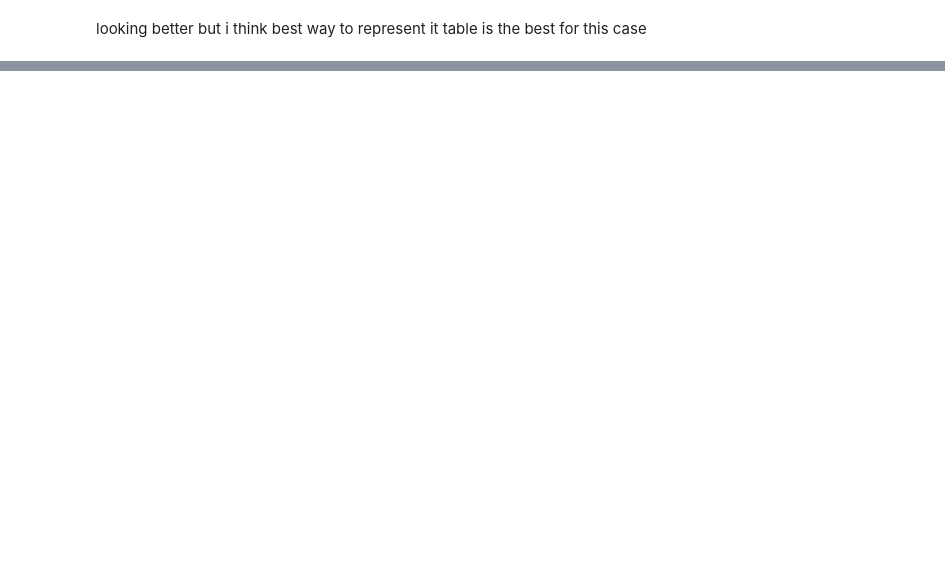
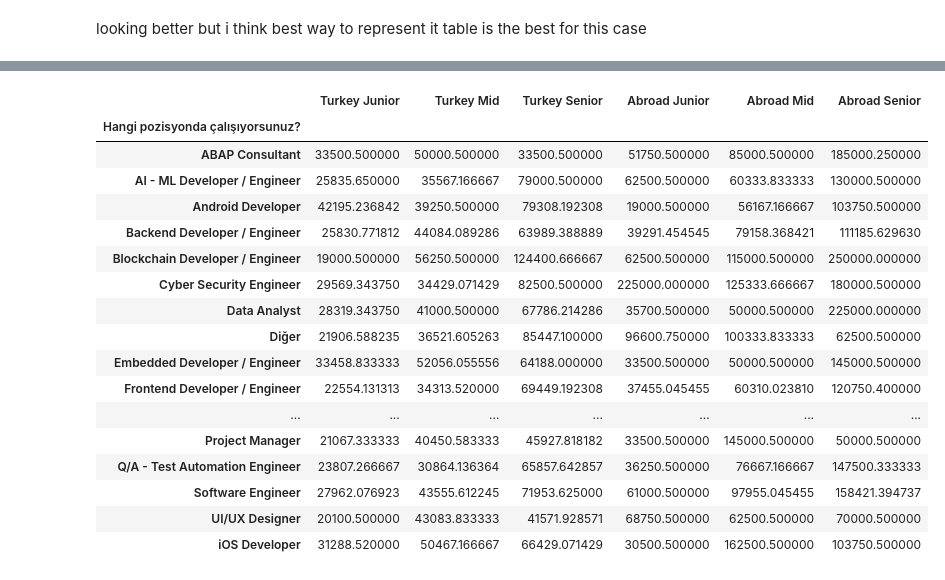
Before and after one commit to ofgkts/Portfolio-Projects, a Jupyter notebook: survey_code.ipynb, the cells around one changed output, grey strips where cells are left out. Drawn from its saved outputs; the diff is of its cells as text; code cells hidden in the pictures; blank space fills up the shorter version.

```diff
--- a/survey_code.ipynb
+++ b/survey_code.ipynb
@@ -524,0 +612,46 @@ Mobile Developer(Cross Platform)  19457.130435  34118.712121  52938.000000
+# %%
+import pandas as pd
+import matplotlib.pyplot as plt
+
+
+
+# Separate Turkey and abroad located developers
+turkey_df = subset_df[subset_df['Şirketiniz hangi lokasyon merkezli?'] == 'Türkiye']
+abroad_df = subset_df[subset_df['Şirketiniz hangi lokasyon merkezli?'] == 'Yurt dışı']
+
+# Group by job position and experience level, calculate average salary for Turkey
+grouped_turkey = turkey_df.groupby(['Hangi pozisyonda çalışıyorsunuz?', 'Seviyeniz nedir?'])['Mean_Salary'].mean().unstack()
+
+# Group by job position and experience level, calculate average salary for abroad
+grouped_abroad = abroad_df.groupby(['Hangi pozisyonda çalışıyorsunuz?', 'Seviyeniz nedir?'])['Mean_Salary'].mean().unstack()
+
+# Rename columns for clarity
+grouped_turkey.columns = [f'Turkey {col}' for col in grouped_turkey.columns]
+grouped_abroad.columns = [f'Abroad {col}' for col in grouped_abroad.columns]
+
+# Combine the data for both Turkey and abroad
+combined_data = pd.concat([grouped_turkey, grouped_abroad], axis=1)
+
+# Remove rows where either 'Junior', 'Mid', or 'Senior' columns have null values
+combined_data_cleaned = combined_data.dropna()
+
+combined_data_cleaned.head(50)
+# %% [output]
+|  | Turkey Junior | Turkey Mid | Turkey Senior | Abroad Junior | Abroad Mid | Abroad Senior |
+| Hangi pozisyonda çalışıyorsunuz? |  |  |  |  |  |  |
+| ABAP Consultant | 33500.500000 | 50000.500000 | 33500.500000 | 51750.500000 | 85000.500000 | 185000.250000 |
+| AI - ML Developer / Engineer | 25835.650000 | 35567.166667 | 79000.500000 | 62500.500000 | 60333.833333 | 130000.500000 |
+| Android Developer | 42195.236842 | 39250.500000 | 79308.192308 | 19000.500000 | 56167.166667 | 103750.500000 |
+| Backend Developer / Engineer | 25830.771812 | 44084.089286 | 63989.388889 | 39291.454545 | 79158.368421 | 111185.629630 |
+| Blockchain Developer / Engineer | 19000.500000 | 56250.500000 | 124400.666667 | 62500.500000 | 115000.500000 | 250000.000000 |
+| Cyber Security Engineer | 29569.343750 | 34429.071429 | 82500.500000 | 225000.000000 | 125333.666667 | 180000.500000 |
+| Data Analyst | 28319.343750 | 41000.500000 | 67786.214286 | 35700.500000 | 50000.500000 | 225000.000000 |
+| Diğer | 21906.588235 | 36521.605263 | 85447.100000 | 96600.750000 | 100333.833333 | 62500.500000 |
+| Embedded Developer / Engineer | 33458.833333 | 52056.055556 | 64188.000000 | 33500.500000 | 50000.500000 | 145000.500000 |
+| Frontend Developer / Engineer | 22554.131313 | 34313.520000 | 69449.192308 | 37455.045455 | 60310.023810 | 120750.400000 |
+| ... | ... | ... | ... | ... | ... | ... |
+| Project Manager | 21067.333333 | 40450.583333 | 45927.818182 | 33500.500000 | 145000.500000 | 50000.500000 |
+| Q/A - Test Automation Engineer | 23807.266667 | 30864.136364 | 65857.642857 | 36250.500000 | 76667.166667 | 147500.333333 |
+| Software Engineer | 27962.076923 | 43555.612245 | 71953.625000 | 61000.500000 | 97955.045455 | 158421.394737 |
+| UI/UX Designer | 20100.500000 | 43083.833333 | 41571.928571 | 68750.500000 | 62500.500000 | 70000.500000 |
+| iOS Developer | 31288.520000 | 50467.166667 | 66429.071429 | 30500.500000 | 162500.500000 | 103750.500000 |
```
Also changed, not shown: parts of 16 cells of this notebook.
